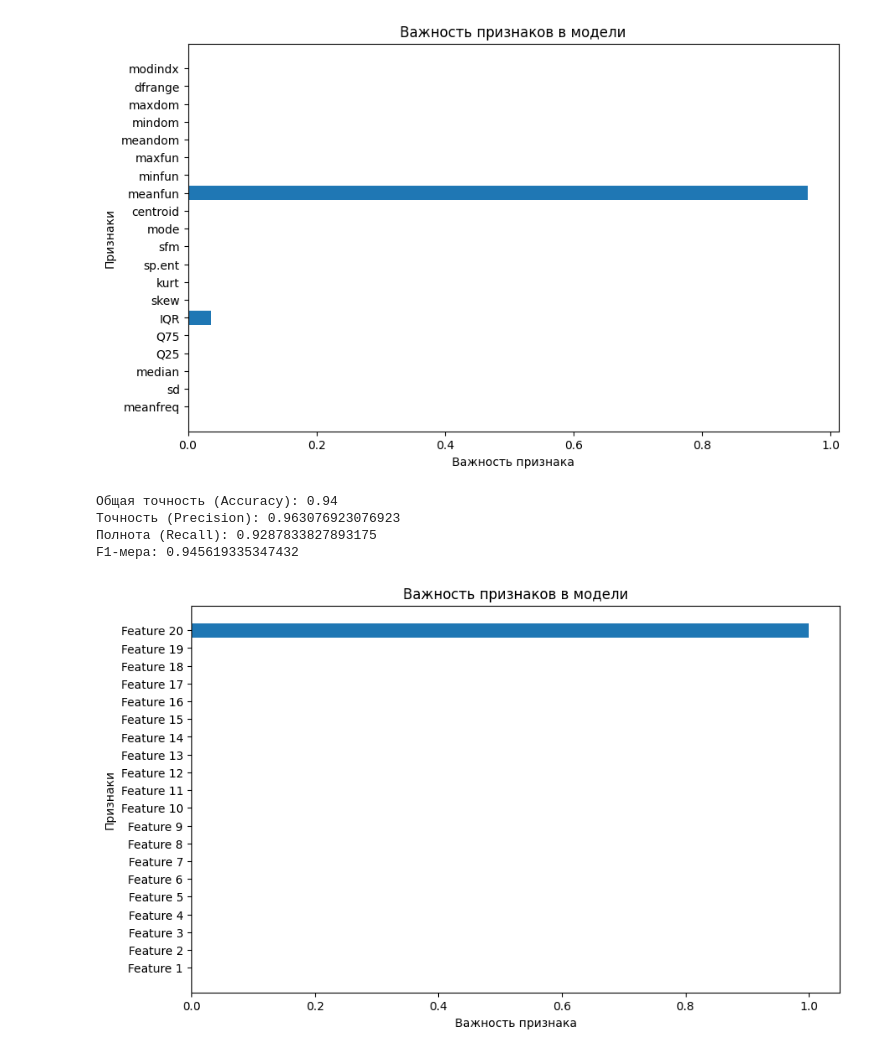
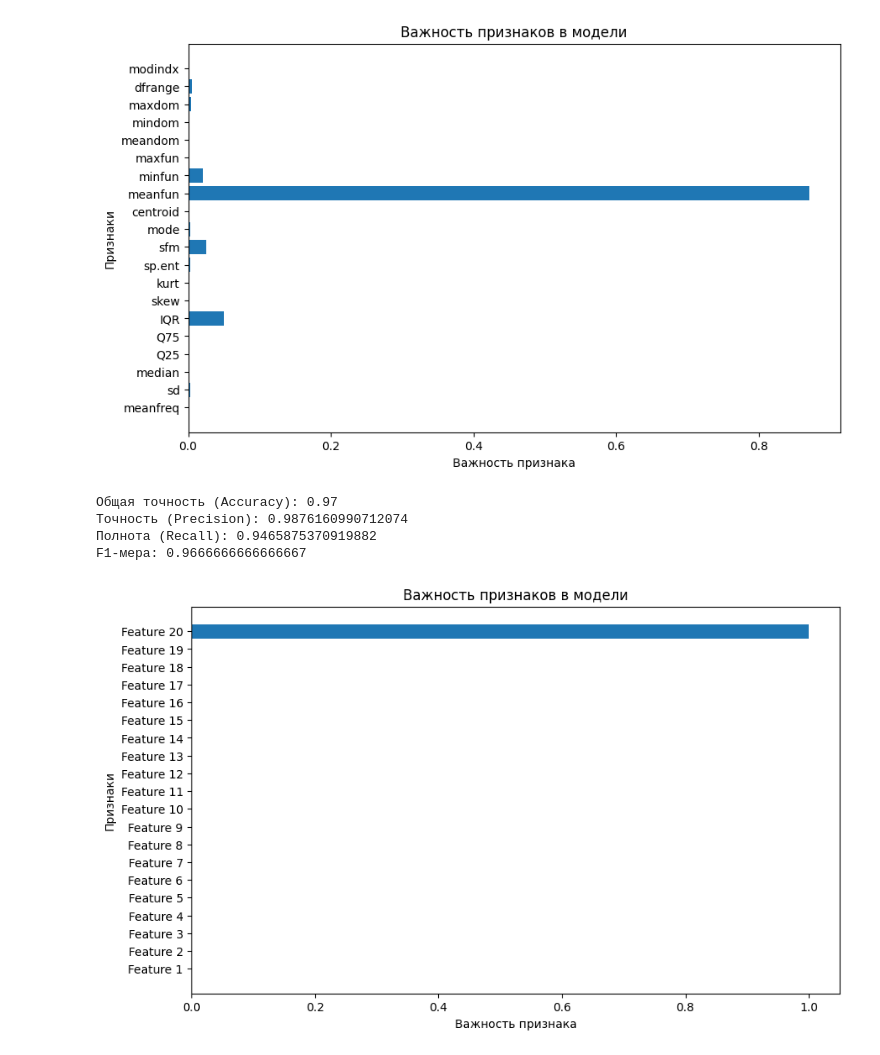
Before and after one commit to SBMPEI-VM-22-MAG/DaKM-COURSEWORK, a Jupyter notebook: src/GradientBoostingClassifier.ipynb, the cells around one changed output. Saved outputs shown, nothing was run; the diff lists cells and outputs as text; code cells hidden in the pictures.

```diff
--- a/src/GradientBoostingClassifier.ipynb
+++ b/src/GradientBoostingClassifier.ipynb
@@ -18,39 +18,39 @@ data['label'] = le.fit_transform(data['label'])
 # Подготовка данных
 X = data.drop('label', axis=1)
 y = data['label']
 X_train, X_test, y_train, y_test = train_test_split(X, y, test_size=0.2, random_state=42)
 
 # Создание и обучение модели градиентного бустинга
-clf = GradientBoostingClassifier(n_estimators=10, learning_rate=0.1, max_depth=1, random_state=42)
+clf = GradientBoostingClassifier(n_estimators=20, learning_rate=0.1, max_depth=5, random_state=42)
 clf.fit(X_train, y_train)
 
 # Визуализация важности признаков
 feature_importances = clf.feature_importances_
 feature_names = X.columns
 plt.figure(figsize=(10, 6))
 plt.barh(feature_names, feature_importances)
 plt.xlabel('Важность признака')
 plt.ylabel('Признаки')
 plt.title('Важность признаков в модели')
 plt.show()
 
 # Оценка модели
 y_pred = clf.predict(X_test)
 accuracy = accuracy_score(y_test, y_pred)
 precision = precision_score(y_test, y_pred)
 recall = recall_score(y_test, y_pred)
 f1 = f1_score(y_test, y_pred)
 
 print(f'Общая точность (Accuracy): {accuracy:.2f}')
 print("Точность (Precision):", precision)
 print("Полнота (Recall):", recall)
 print("F1-мера:", f1)
 # %% [output]
-[figure, old version]
+[figure, new version]
-Общая точность (Accuracy): 0.94
-Точность (Precision): 0.963076923076923
-Полнота (Recall): 0.9287833827893175
-F1-мера: 0.945619335347432
+Общая точность (Accuracy): 0.97
+Точность (Precision): 0.9876160990712074
+Полнота (Recall): 0.9465875370919882
+F1-мера: 0.9666666666666667
 # %%
 import numpy as np
 import matplotlib.pyplot as plt
```
Also changed, not shown: 19 other files.
